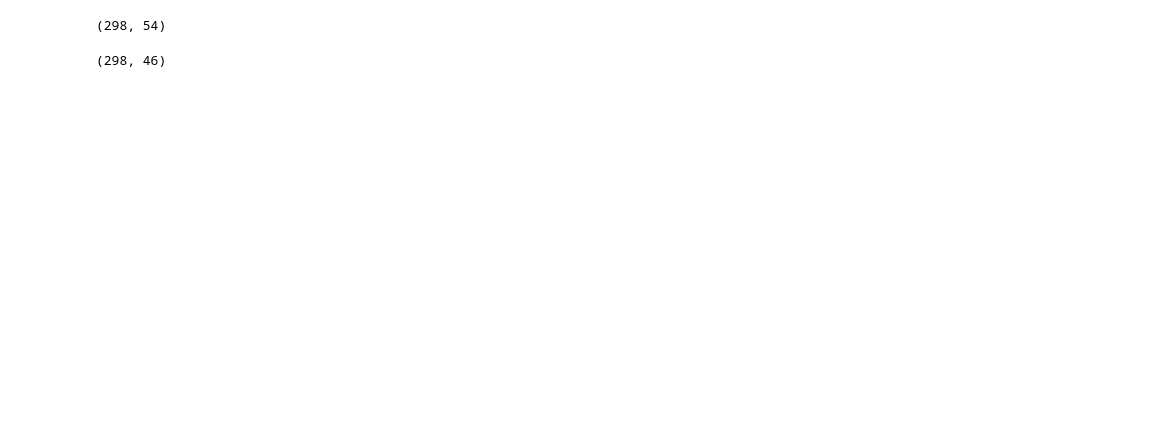
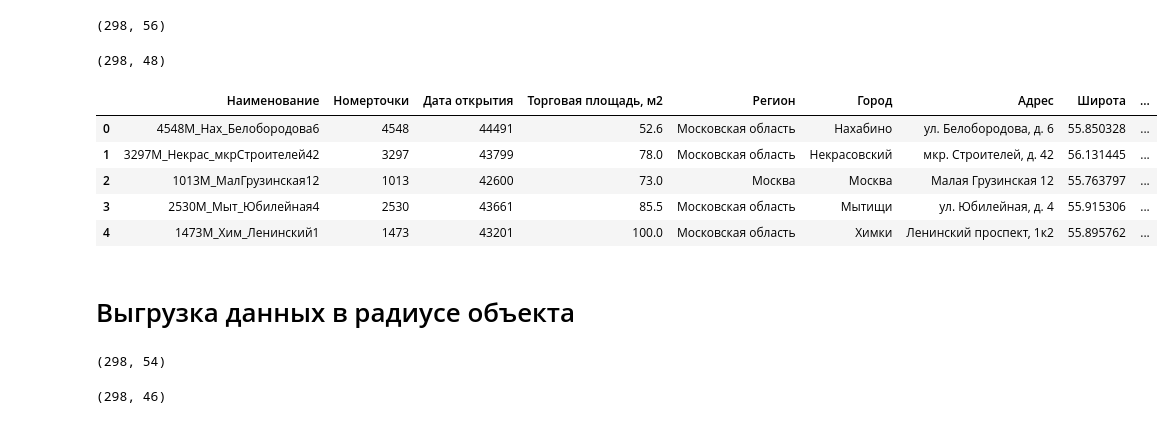
Before and after one commit to MADE-final-project/Task_2, a Jupyter notebook: notebooks/OSM.ipynb, the cells around one changed output. Saved outputs shown, nothing was run; the diff lists cells and outputs as text; code cells hidden in the pictures; blank space fills up the shorter version.

```diff
--- a/notebooks/OSM.ipynb
+++ b/notebooks/OSM.ipynb
@@ -82,0 +95,3 @@ len(tags)
+# %%
+cities = vkusvill["Город"].unique().tolist()
+coordinates_cities = {}
@@ -82,0 +142,4 @@ len(tags)
+# %%
+vkusvill["dist_to_city_center"] = 0
+for idx, row in vkusvill.iterrows():
+    vkusvill.loc[idx, "dist_to_city_center"] = distance(coordinates_cities[row["Город"]], (row["Широта"], row["Долгота"])).km
@@ -82,0 +223,46 @@ len(tags)
+# %%
+vkusvill['office'] = None
+vkusvill['shop'] = None
+
+for idx, row in tqdm(vkusvill.iterrows(), leave=vkusvill.shape[0], total=vkusvill.shape[0]):
+    xx, yy = row["isochrone"].exterior.coords.xy
+    polygon = " ".join([f"{y} {x}" for y, x in zip(yy, xx)])
+
+    office = api.query(f"""
+    <query type="node">
+        <polygon-query bounds="{polygon}" into="_"/>
+        <has-kv k="office"/>
+    </query>
+    <print/>
+    """)
+    vkusvill.loc[idx, 'office'] = len(office.nodes)
+
+    shop = api.query(f"""
+    <query type="node">
+        <polygon-query bounds="{polygon}" into="_"/>
+        <has-kv k="shop"/>
+    </query>
+    <print/>
+    """)
+    vkusvill.loc[idx, 'shop'] = len(shop.nodes)
+# %%
+vkusvill.shape
+# %% [output]
+(298, 56)
+# %%
+for col in vkusvill.columns:
+    if vkusvill[col].nunique() == 1:
+        vkusvill.drop(col, axis=1, inplace=True)
+# %%
+vkusvill.shape
+# %% [output]
+(298, 48)
+# %%
+vkusvill.head(5)
+# %% [output]
+|  | Наименование | Номерточки | Дата открытия | Торговая площадь, м2 | Регион | Город | Адрес | Широта | ... |
+| 0 | 4548М_Нах_Белобородова6 | 4548 | 44491 | 52.6 | Московская область | Нахабино | ул. Белобородова, д. 6 | 55.850328 | ... |
+| 1 | 3297М_Некрас_мкрСтроителей42 | 3297 | 43799 | 78.0 | Московская область | Некрасовский | мкр. Строителей, д. 42 | 56.131445 | ... |
+| 2 | 1013М_МалГрузинская12 | 1013 | 42600 | 73.0 | Москва | Москва | Малая Грузинская 12 | 55.763797 | ... |
+| 3 | 2530М_Мыт_Юбилейная4 | 2530 | 43661 | 85.5 | Московская область | Мытищи | ул. Юбилейная, д. 4 | 55.915306 | ... |
+| 4 | 1473М_Хим_Ленинский1 | 1473 | 43201 | 100.0 | Московская область | Химки | Ленинский проспект, 1к2 | 55.895762 | ... |
@@ -83,3 +271,5 @@ len(tags)
+# %% [markdown]
+# Выгрузка данных в радиусе объекта
 # %%
 R = 1000
 
```
Also changed, not shown: parts of 16 cells of this notebook, 1 other file.
